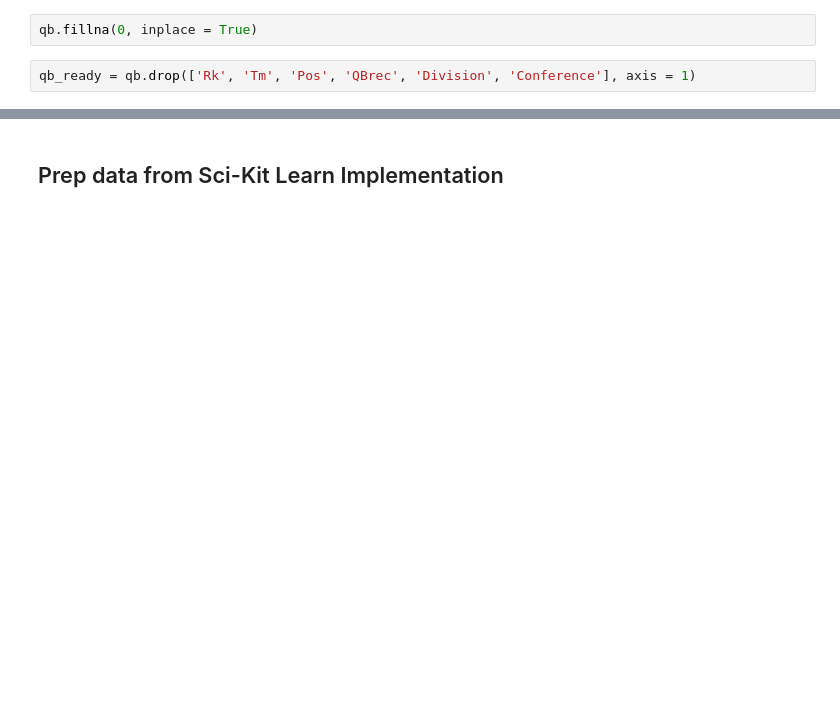
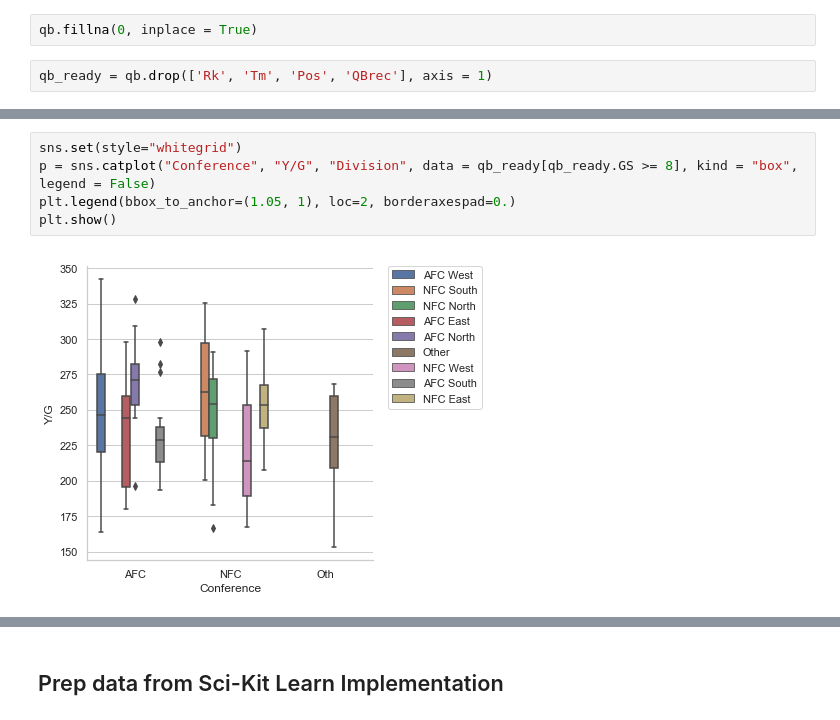
Before and after one commit to jyee11/NFL-Quarterback-Clustering, a Jupyter notebook: NFL_Report.ipynb, the cells around one changed output, grey strips where cells are left out. Saved outputs shown, nothing was run; the diff lists cells and outputs as text; blank space fills up the shorter version.

```diff
--- a/NFL_Report.ipynb
+++ b/NFL_Report.ipynb
@@ -376,7 +408,7 @@ memory usage: 79.1+ KB
 # %%
 qb.fillna(0, inplace = True)
 # %%
-qb_ready = qb.drop(['Rk', 'Tm', 'Pos', 'QBrec', 'Division', 'Conference'], axis = 1)
+qb_ready = qb.drop(['Rk', 'Tm', 'Pos', 'QBrec'], axis = 1)
 # %%
 qb_ready.head(10)
 # %% [output]
@@ -415,0 +463,7 @@ memory usage: 67.0+ KB
+# %%
+sns.set(style="whitegrid")
+p = sns.catplot("Conference", "Y/G", "Division", data = qb_ready[qb_ready.GS >= 8], kind = "box", legend = False)
+plt.legend(bbox_to_anchor=(1.05, 1), loc=2, borderaxespad=0.)
+plt.show()
+# %% [output]
+[figure, added]
```
Also changed, not shown: parts of 51 cells of this notebook.
